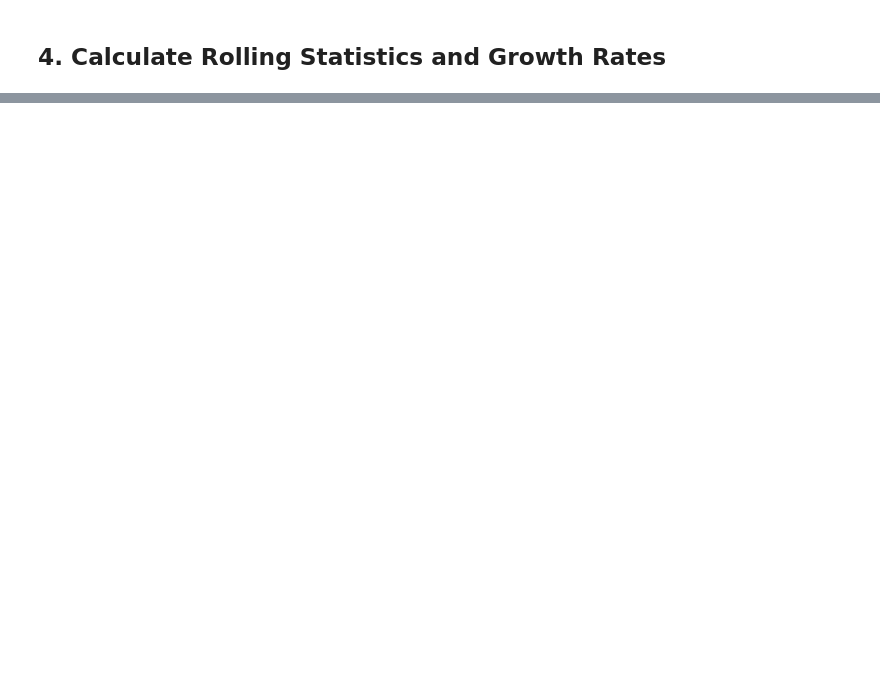
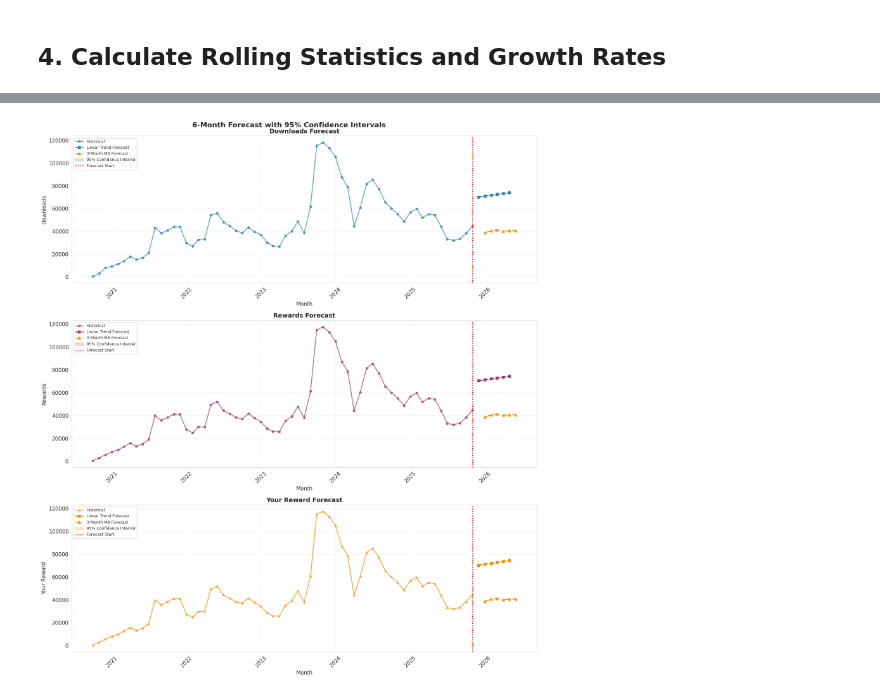
Before and after one commit to neardaniel-pls/near-nexusmods-rewards, a Jupyter notebook: nexusmods_rewards_analysis.ipynb, the cells around one changed output, grey strips where cells are left out. Drawn from its saved outputs; the diff is of its cells as text; code cells hidden in the pictures; blank space fills up the shorter version.

```diff
--- a/nexusmods_rewards_analysis.ipynb
+++ b/nexusmods_rewards_analysis.ipynb
@@ -338,0 +139,19 @@ Reusable functions defined successfully!
+# %%
+def detect_outliers_zscore(data: pd.Series, threshold: float = ZSCORE_THRESHOLD) -> pd.Series:
+    """
+    Detect outliers using the Z-score method.
+
+    Parameters:
+    -----------
+    data : pd.Series
+        Data series to analyze
+    threshold : float
+        Z-score threshold (default: 3.0)
+
+    Returns:
+    --------
+    pd.Series
+        Boolean series indicating outliers (True = outlier)
+    """
+    z_scores = np.abs(stats.zscore(data))
+    return z_scores > threshold
@@ -1282,0 +876,79 @@ DATA OVERVIEW:
+# %%
+# Create forecast plots
+fig, axes = plt.subplots(3, 1, figsize=(16, 18))
+fig.suptitle(f'{FORECAST_PERIODS}-Month Forecast with 95% Confidence Intervals',
+             fontsize=16, fontweight='bold')
+
+# Plot 1: Downloads forecast
+ax1 = axes[0]
+ax1.plot(df.index, df['Downloads'], marker='o',
+         linewidth=2, markersize=5, label='Historical', color=COLOR_DOWNLOADS, alpha=0.7)
+ax1.plot(dl_forecast_dates, dl_forecast_values, marker='s',
+         linewidth=2.5, markersize=6, label='Linear Trend Forecast',
+         color=COLOR_DOWNLOADS, linestyle='--')
+ax1.plot(dl_ma_dates, dl_ma_forecast, marker='^',
+         linewidth=2, markersize=6, label=f'{MA_WINDOW_SHORT}-Month MA Forecast',
+         color=COLOR_MA_SHORT, linestyle='-.')
+ax1.fill_between(dl_forecast_dates, dl_confidence['lower'],
+                  dl_confidence['upper'], alpha=0.2, color=COLOR_DOWNLOADS,
+                  label='95% Confidence Interval')
+ax1.axvline(x=df.index[-1], color='red', linestyle=':',
+             linewidth=2, label='Forecast Start')
+ax1.set_title('Downloads Forecast', fontsize=14, fontweight='bold')
+ax1.set_xlabel('Month', fontsize=12)
+ax1.set_ylabel('Downloads', fontsize=12)
+ax1.legend(loc='upper left', fontsize=9)
+ax1.grid(True, alpha=0.3)
+ax1.tick_params(axis='x', rotation=45)
+
+# Plot 2: Rewards forecast
+ax2 = axes[1]
+ax2.plot(df.index, df['Mod Rewards'], marker='s',
+         linewidth=2, markersize=5, label='Historical', color=COLOR_REWARDS, alpha=0.7)
+ax2.plot(rw_forecast_dates, rw_forecast_values, marker='s',
+         linewidth=2.5, markersize=6, label='Linear Trend Forecast',
+         color=COLOR_REWARDS, linestyle='--')
+ax2.plot(rw_ma_dates, rw_ma_forecast, marker='^',
+         linewidth=2, markersize=6, label=f'{MA_WINDOW_SHORT}-Month MA Forecast',
+         color=COLOR_MA_SHORT, linestyle='-.')
+ax2.fill_between(rw_forecast_dates, rw_confidence['lower'],
+                  rw_confidence['upper'], alpha=0.2, color=COLOR_REWARDS,
+                  label='95% Confidence Interval')
+ax2.axvline(x=df.index[-1], color='red', linestyle=':',
+             linewidth=2, label='Forecast Start')
+ax2.set_title('Rewards Forecast', fontsize=14, fontweight='bold')
+ax2.set_xlabel('Month', fontsize=12)
+ax2.set_ylabel('Rewards', fontsize=12)
+ax2.legend(loc='upper left', fontsize=9)
+ax2.grid(True, alpha=0.3)
+ax2.tick_params(axis='x', rotation=45)
+
+# Plot 3: Your Reward forecast
+ax3 = axes[2]
+ax3.plot(df.index, df['Your Reward'], marker='^',
+         linewidth=2, markersize=5, label='Historical', color=COLOR_YOUR_REWARD, alpha=0.7)
+ax3.plot(yr_forecast_dates, yr_forecast_values, marker='s',
+         linewidth=2.5, markersize=6, label='Linear Trend Forecast',
+         color=COLOR_YOUR_REWARD, linestyle='--')
+ax3.plot(yr_ma_dates, yr_ma_forecast, marker='^',
+         linewidth=2, markersize=6, label=f'{MA_WINDOW_SHORT}-Month MA Forecast',
+         color=COLOR_MA_SHORT, linestyle='-.')
+ax3.fill_between(yr_forecast_dates, yr_confidence['lower'],
+                  yr_confidence['upper'], alpha=0.2, color=COLOR_YOUR_REWARD,
+                  label='95% Confidence Interval')
+ax3.axvline(x=df.index[-1], color='red', linestyle=':',
+             linewidth=2, label='Forecast Start')
+ax3.set_title('Your Reward Forecast', fontsize=14, fontweight='bold')
+ax3.set_xlabel('Month', fontsize=12)
+ax3.set_ylabel('Your Reward', fontsize=12)
+ax3.legend(loc='upper left', fontsize=9)
+ax3.grid(True, alpha=0.3)
+ax3.tick_params(axis='x', rotation=45)
+
+plt.tight_layout()
+plt.savefig(f'{output_dir}/forecast_analysis.png', dpi=300, bbox_inches='tight')
+plt.show()
+
+print(f"\nVisualization saved to: {output_dir}/forecast_analysis.png")
+# %% [output]
+[figure, added]
```
Also changed, not shown: parts of 81 cells of this notebook, 19 other files.
